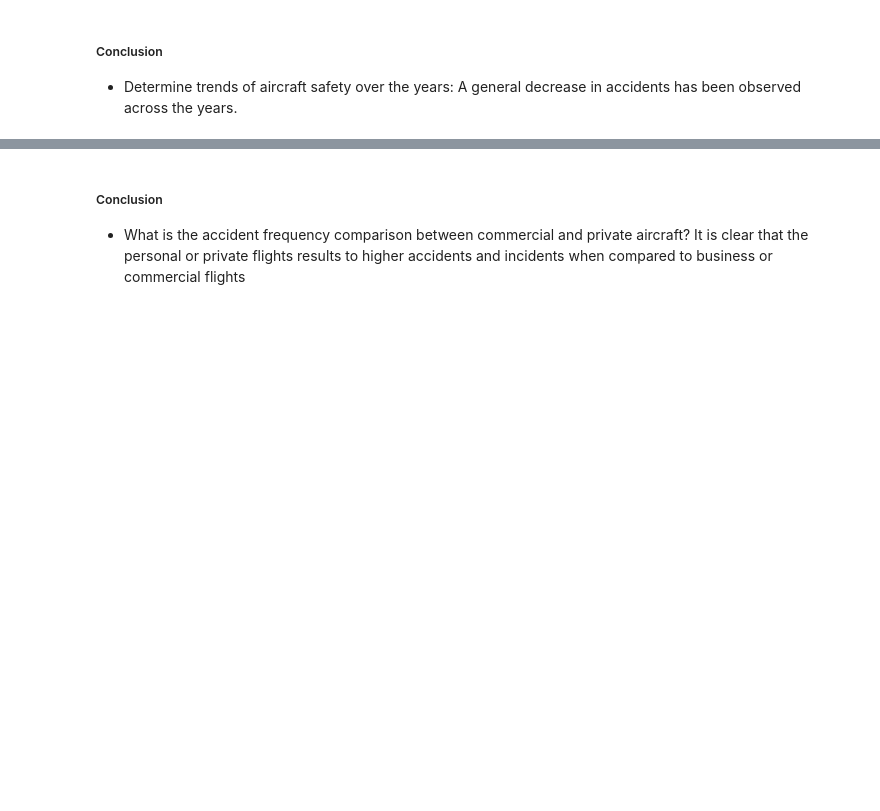
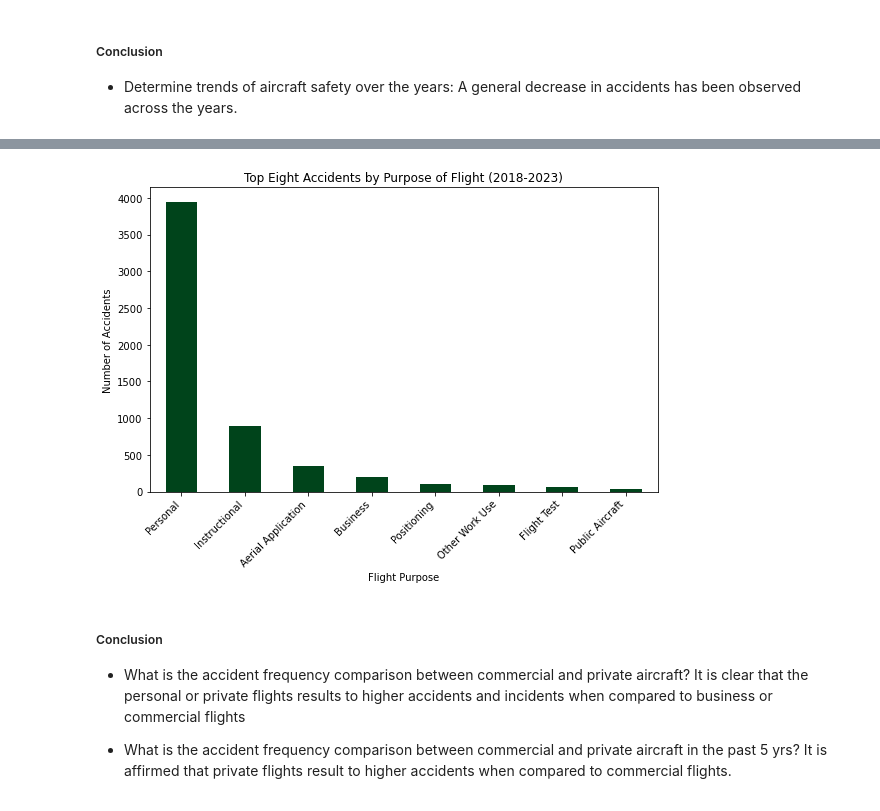
Before and after one commit to Ketty-Odero/Phase_1_DS_Project, a Jupyter notebook: Aviation.ipynb, the cells around one changed output, grey strips where cells are left out. Cells and saved outputs as stored; diff of their text form; code cells hidden in the pictures; blank space fills up the shorter version.

```diff
--- a/Aviation.ipynb
+++ b/Aviation.ipynb
@@ -527,8 +555,36 @@ plt.show()
 # %%
 # What is the accident frequency comparison between commercial and private aircraft in the past 5 yrs?
+
 # In our case we look at 2023 dating back to 2018 focussing only on accidents
-#recent_years = top_8_accidents[(top_8_accidents['YEAR'] >= 2018) & (top_8_accidents['YEAR'] <= 2023)]
+# filtering out the recent years we want
+recent_years = USA_Accidents[(USA_Accidents['YEAR'] >= 2018) & (USA_Accidents['YEAR'] <= 2023)]
+
+# counting values for different flight purposes
+flight_purpose_counts = recent_years['PURPOSE_OF_FLIGHT'].value_counts()
+
+#selecting the top 8 purposes to plot a bar graph
+top_8_purposes = flight_purpose_counts.head(8)
+
+#plotting a bar graph
+# we will use the .plot method
+
+plt.figure(figsize=(8, 6))
+
+top_8_purposes.plot(kind='bar', colormap='Greens_r')
+plt.title('Top Eight Accidents by Purpose of Flight (2018-2023)')
+plt.xlabel('Flight Purpose')
+plt.ylabel('Number of Accidents')
+plt.xticks(rotation=45, ha='right')
+plt.tight_layout()
+
+
+plt.show()
+# %% [output]
+[figure, added]
 # %% [markdown]
 #####  Conclusion
  - What is the accident frequency comparison between commercial and private aircraft?
 It is clear that the personal or private flights results to higher accidents and incidents when compared to business or commercial flights
+
+- What is the accident frequency comparison between commercial and private aircraft in the past 5 yrs?
+It is affirmed that private flights result to higher accidents when compared to commercial flights.
```
Also changed, not shown: parts of 18 cells of this notebook, 1 other file.
